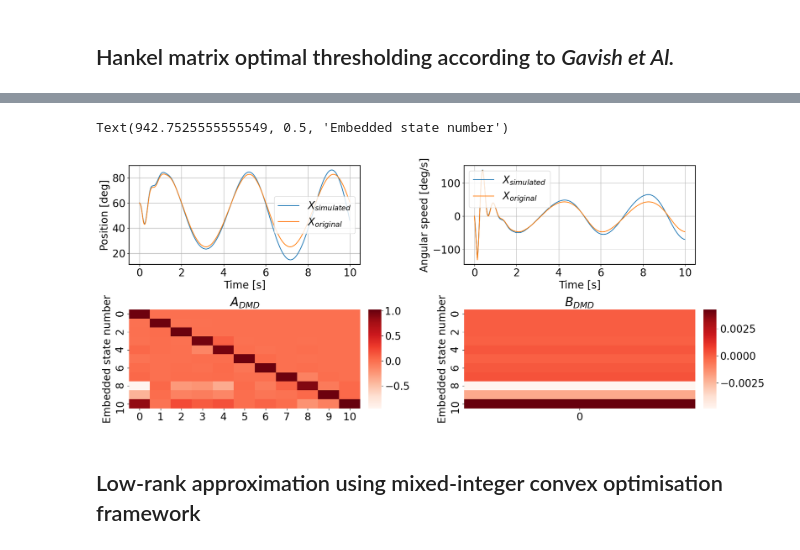
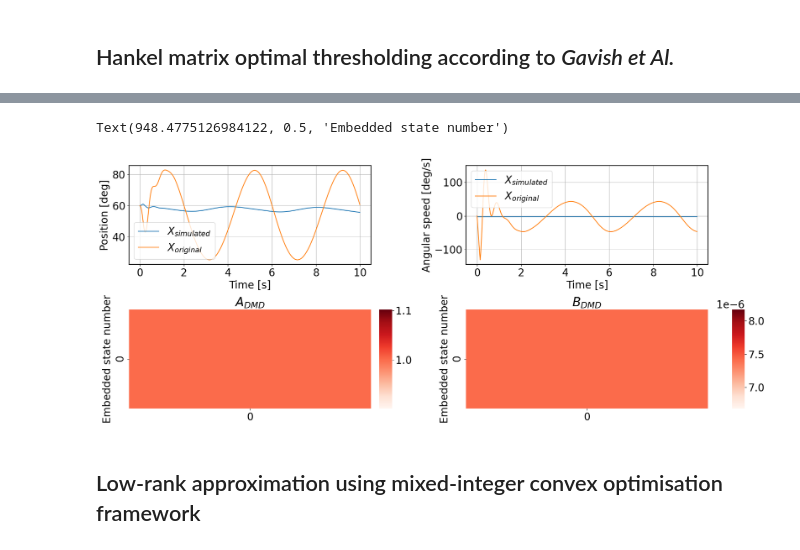
Before and after one commit to CedricFont/Subspace-learning-for-robot-application, a Jupyter notebook: LQR simulation/6_HAVOK_TSVD.ipynb, the cells around one changed output, grey strips where cells are left out. Saved outputs shown, nothing was run; the diff lists cells and outputs as text; code cells hidden in the pictures.

```diff
--- a/LQR simulation/6_HAVOK_TSVD.ipynb
+++ b/LQR simulation/6_HAVOK_TSVD.ipynb
@@ -27,7 +27,7 @@ np.set_printoptions(precision=5, suppress=False)
 # Pendulum instance
 dt = 1e-2
 pend1 = SimplePendulum(mass=1, length=1, time=np.arange(0,10,dt), X0=np.array([deg2rad(60),0]), dt=dt)
-pend2 = SimplePendulum(mass=1, length=1, time=np.arange(0,10,dt), X0=np.array([deg2rad(110),0]), dt=dt)
+pend2 = SimplePendulum(mass=1, length=1, time=np.arange(0,10,dt), X0=np.array([deg2rad(60),0]), dt=dt)
 
 # Controller design
 K, Ki, Kd, t_max = 10, 50, 0, 12
@@ -39,7 +39,7 @@ amplitude1, amplitude2 = 30, 50 # deg
 pend1.ref = sineReference(pend1.N, pend1.dt, pend1.T_ref, amplitude1, 60)
 # pend1.ref = sineReference(pend1.N, pend1.dt, [], [], offset=60, varying=True, freq_vector=[.4], amp_vector=[30])
 # pend1.ref, precision = squareReference(pend1.N, pend1.T_ref, [deg2rad(70),deg2rad(30)], np.int(pend1.T_ref/10), 0)
-pend2.ref = sineReference(pend1.N, pend1.dt, pend2.T_ref, amplitude2, 110)
+pend2.ref = sineReference(pend1.N, pend1.dt, pend2.T_ref, amplitude2, 60)
 
 # Simulation
 
@@ -47,7 +47,7 @@ for i in range(pend1.N-1):
     pend1.U[i] = PID(pend1.X, i, pend1.ref[i], 10, 1, 40, pend1.dt, 13, limit=20)[0]
     pend1.X[:,i+1] = RK4(pend1.dynamics, pend1.X[:,i], pend1.U[i], pend1.dt, type='controller-step-by-step')
     pend2.U[i] = PID(pend2.X, i, pend2.ref[i], 15, 0, 25, pend2.dt, 10, limit=20)[0]
-    pend2.X[:,i+1] = RK4(pend2.dynamics, pend2.X[:,i], pend2.U[i], pend2.dt, type='controller-step-by-step')
+    pend2.X[:,i+1] = RK4(pend2.dynamics, pend2.X[:,i], pend2.U[i], pend2.dt, type='controller-step-by-step') + np.random.normal(0,.01,2)
 
 # Plots
 plt.rcParams['font.size'] = 20
@@ -108,39 +146,72 @@ plt.plot(np.log(S)), plt.xlabel('i'), plt.ylabel(r'$log(\sigma_i)$'), plt.title(
+# %%
+# Simulate the closed-loop system
+N = np.eye(model1.tau) - pinv(model1.C)@model1.C # Nullspace projection operator
+Y0 = np.zeros((1,model1.tau))
+Y0[0,:] = pinv(model1.C)@pend.X0 + N@(model1.Y[:,0] - pinv(model1.C)@pend.X0)
+ys, us = lqr_tracking.make_rollout(Y0)
+ys_mean = np.mean(ys, axis=0)
+xs = model1.C@ys_mean.T # Map back to original space
+xs = xs.T
+
+# Plot
+plt.rcParams['font.size'] = 20
+fig,ax = plt.subplots(2, 2, constrained_layout = True, figsize=(18,7))
+
+ax[0,0].plot(pend.T, rad2deg(np.array(pend.ref)), label="Reference $r_2$")
+ax[0,0].plot(pend.T, rad2deg(xs[:,0]), label=r"$\theta_{LQR} (t)$")
+ax[0,0].set_xlabel('Time [s]'), ax[0,0].set_ylabel('Position [deg]')
+ax[0,0].grid()
+ax[0,0].legend()
+
+ax[0,1].plot(pend.T, rad2deg(xs[:,1]), label=r"$\dot{\theta}_{LQR} (t)$")
+ax[0,1].set_xlabel('Time [s]'), ax[0,1].set_ylabel('Angular speed [deg/s]')
+ax[0,1].grid()
+ax[0,1].legend()
+
+ax[1,0].plot(pend.T[:model1.N-1], us[0,:,0], label='$u_{LQR}(t)$')
+ax[1,0].set_xlabel('Time [s]'), ax[1,0].set_ylabel('Torque [Nm]')
+ax[1,0].grid()
+ax[1,0].legend()
+
+ax[1,1].set_title('$K_{LQR}$')
+figA = snb.heatmap(np.array(lqr_tracking._K)[:,0,:].T)
+ax[1,1].set_xlabel('Horizon'), ax[1,1].set_ylabel(r'Delay $\tau$')
 # %%
 pend = pend1
 horizon = 300
 model1 = HAVOK(pend.X, pend.U)
 model1.HANKEL(horizon)
-model1.SVD(tau=11) # Perfect reconstruction from tau=11 and on
+model1.SVD(tau=1) # Perfect reconstruction from tau=11 and on
 model1.LS()
 X0 = [deg2rad(60),0]
 model1.Simulate(X0)
 
 # Plot
 plt.rcParams['font.size'] = 20
 fig,ax = plt.subplots(2, 2, constrained_layout = True, figsize=(18,7))
 
 ax[0,0].plot(pend.T, rad2deg(model1.X_traj[0,:]), label=r"$X_{simulated}$")
 ax[0,0].plot(pend.T, rad2deg(pend.X[0,:]), label=r"$X_{original}$")
 ax[0,0].set_xlabel('Time [s]'), ax[0,0].set_ylabel('Position [deg]')
 ax[0,0].grid()
 ax[0,0].legend()
 
 ax[0,1].plot(pend.T, rad2deg(model1.X_traj[1,:]), label=r"$X_{simulated}$")
 ax[0,1].plot(pend.T, rad2deg(pend.X[1,:]), label=r"$X_{original}$")
 ax[0,1].set_xlabel('Time [s]'), ax[0,1].set_ylabel('Angular speed [deg/s]')
 ax[0,1].grid()
 ax[0,1].legend()
 
 ax[1,0].set_title(r'$A_{DMD}$')
 snb.heatmap(model1.A, ax=ax[1,0], cmap='Reds')
 ax[1,0].set_ylabel('Embedded state number')
 
 ax[1,1].set_title(r'$B_{DMD}$')
 snb.heatmap(model1.B, cmap='Reds')
 ax[1,1].set_ylabel('Embedded state number')
 # %% [output]
-Text(942.7525555555549, 0.5, 'Embedded state number')
+Text(948.4775126984122, 0.5, 'Embedded state number')
-[figure, old version]
+[figure, new version]
 # %% [markdown]
 ## Low-rank approximation using mixed-integer convex optimisation framework
 # %%
```
Also changed, not shown: parts of 6 cells of this notebook, 2 other files.
